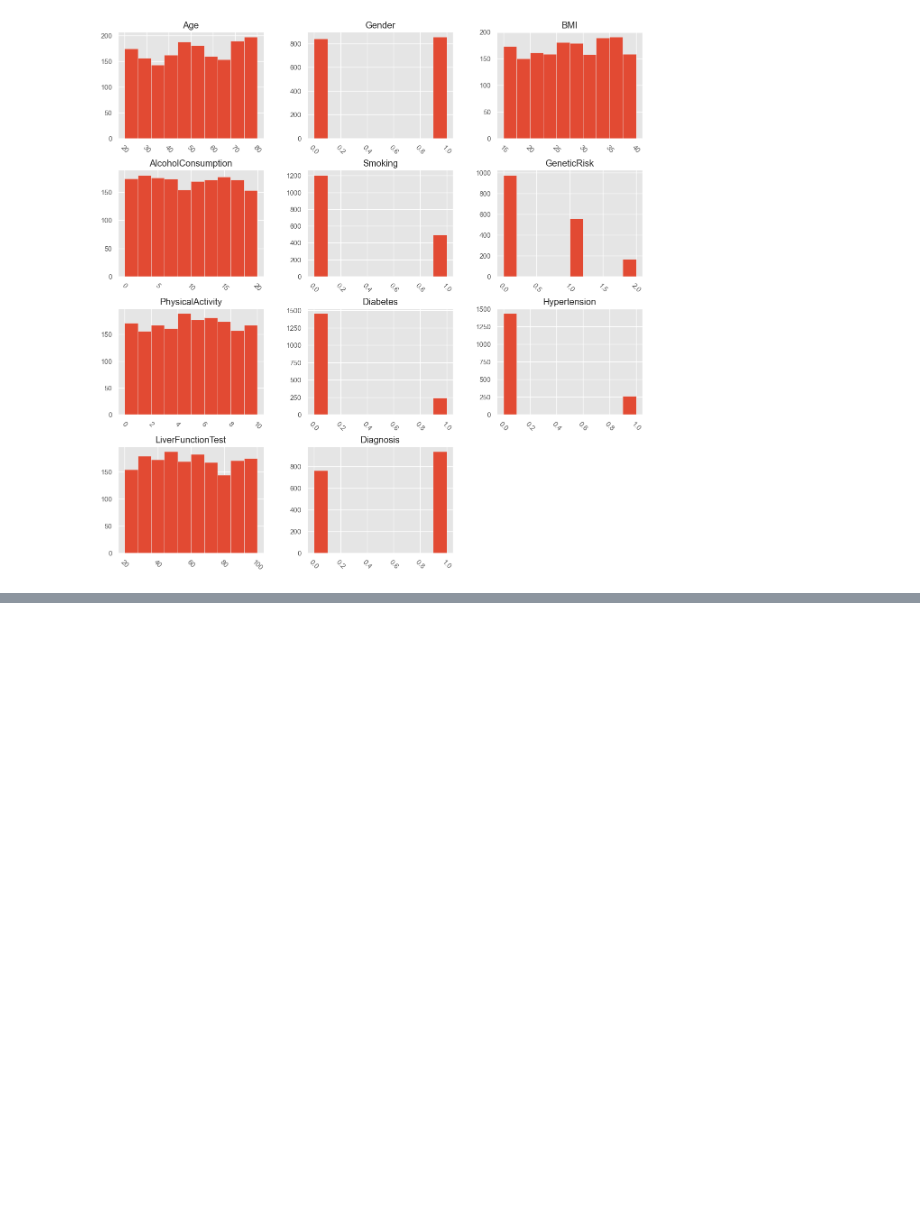
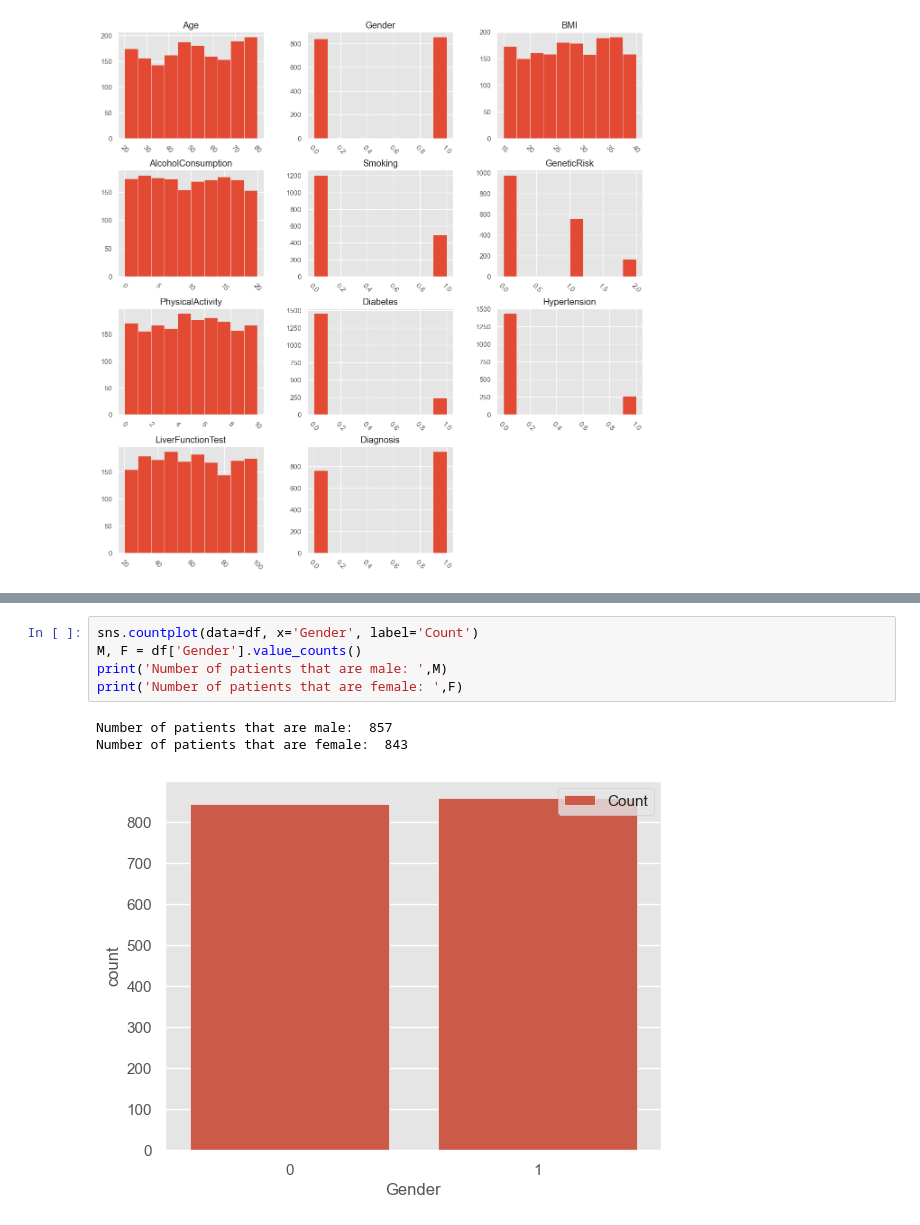
Before and after one commit to mahingaRodin/Disease-Predictor, a Jupyter notebook: modernDP/notebooks/liver.ipynb, the cells around one changed output, grey strips where cells are left out. Cells and saved outputs as stored; diff of their text form; blank space fills up the shorter version.

```diff
--- a/modernDP/notebooks/liver.ipynb
+++ b/modernDP/notebooks/liver.ipynb
@@ -143,0 +153,9 @@ sns.catplot (x="Age", y="Gender", hue="Diagnosis", data=df, kind="strip");
+# %%
+sns.countplot(data=df, x='Gender', label='Count')
+M, F = df['Gender'].value_counts()
+print('Number of patients that are male: ',M)
+print('Number of patients that are female: ',F)
+# %% [output]
+Number of patients that are male:  857
+Number of patients that are female:  843
+[figure, added]
```
Also changed, not shown: parts of 8 cells of this notebook.
